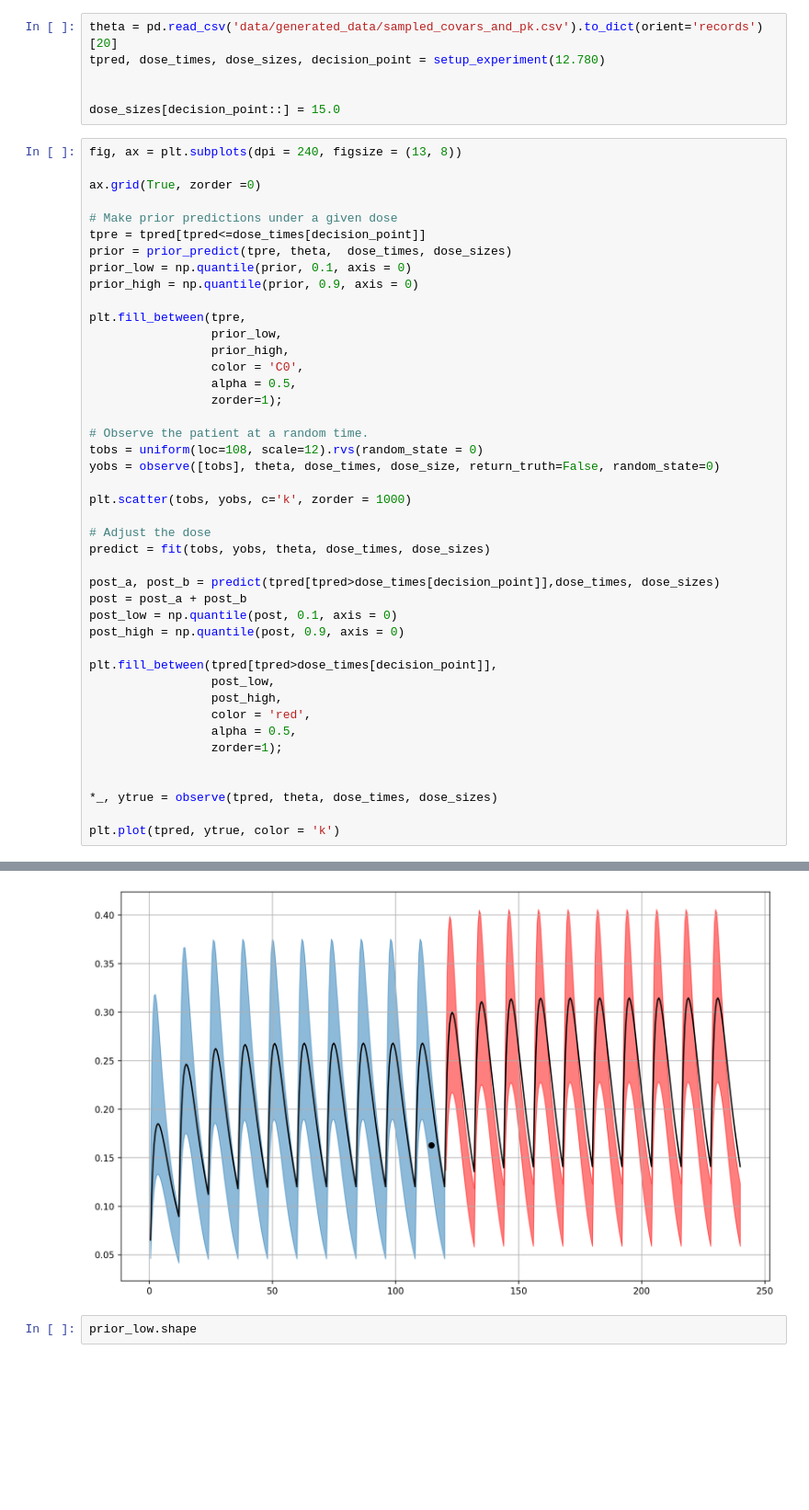
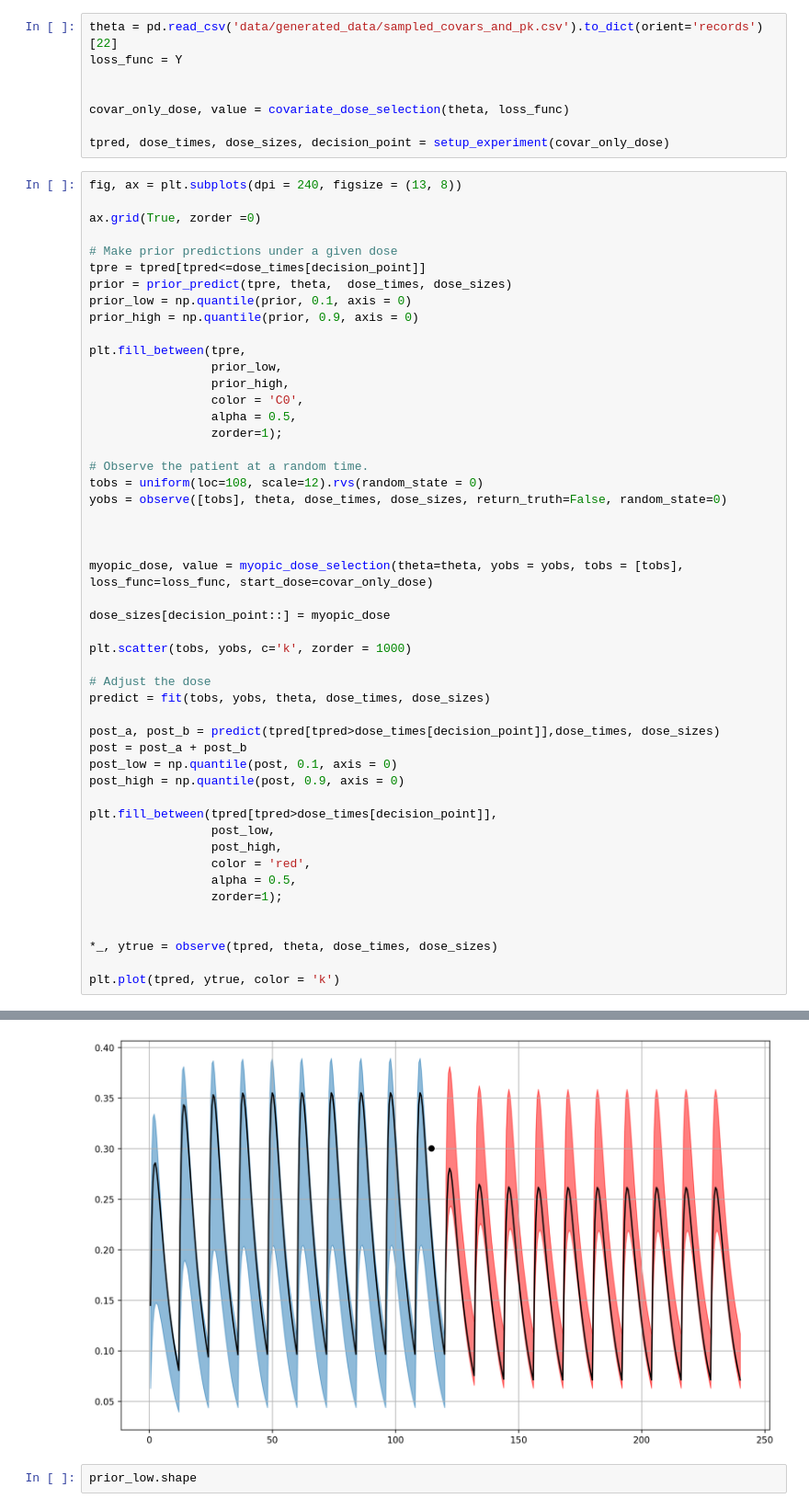
Before and after one commit to Dpananos/PKBayes2py, a Jupyter notebook: SetupPlots.ipynb, the cells around one changed output, grey strips where cells are left out. Shown: that part at 92% size. Drawn from its saved outputs; the diff is of its cells as text; blank space fills up the shorter version.

```diff
--- a/SetupPlots.ipynb
+++ b/SetupPlots.ipynb
@@ -9,9 +20,11 @@ from scripts.tools.simulation_tools import *
 # %%
-theta = pd.read_csv('data/generated_data/sampled_covars_and_pk.csv').to_dict(orient='records')[20]
-tpred, dose_times, dose_sizes, decision_point = setup_experiment(12.780)
+theta = pd.read_csv('data/generated_data/sampled_covars_and_pk.csv').to_dict(orient='records')[22]
+loss_func = Y
 
 
-dose_sizes[decision_point::] = 15.0
+covar_only_dose, value = covariate_dose_selection(theta, loss_func)
+
+tpred, dose_times, dose_sizes, decision_point = setup_experiment(covar_only_dose)
 # %%
 fig, ax = plt.subplots(dpi = 240, figsize = (13, 8))
 
@@ -32,7 +45,13 @@ plt.fill_between(tpre,
 
 # Observe the patient at a random time.
 tobs = uniform(loc=108, scale=12).rvs(random_state = 0)
-yobs = observe([tobs], theta, dose_times, dose_size, return_truth=False, random_state=0)
+yobs = observe([tobs], theta, dose_times, dose_sizes, return_truth=False, random_state=0)
+
+
+
+myopic_dose, value = myopic_dose_selection(theta=theta, yobs = yobs, tobs = [tobs], loss_func=loss_func, start_dose=covar_only_dose)
+
+dose_sizes[decision_point::] = myopic_dose
 
 plt.scatter(tobs, yobs, c='k', zorder = 1000)
 
@@ -60,4 +83,4 @@ plt.plot(tpred, ytrue, color = 'k')
-[figure, old version]
+[figure, new version]
 # %%
 prior_low.shape
 # %% [output]
```
Also changed, not shown: parts of 4 cells of this notebook, 14 other files.
